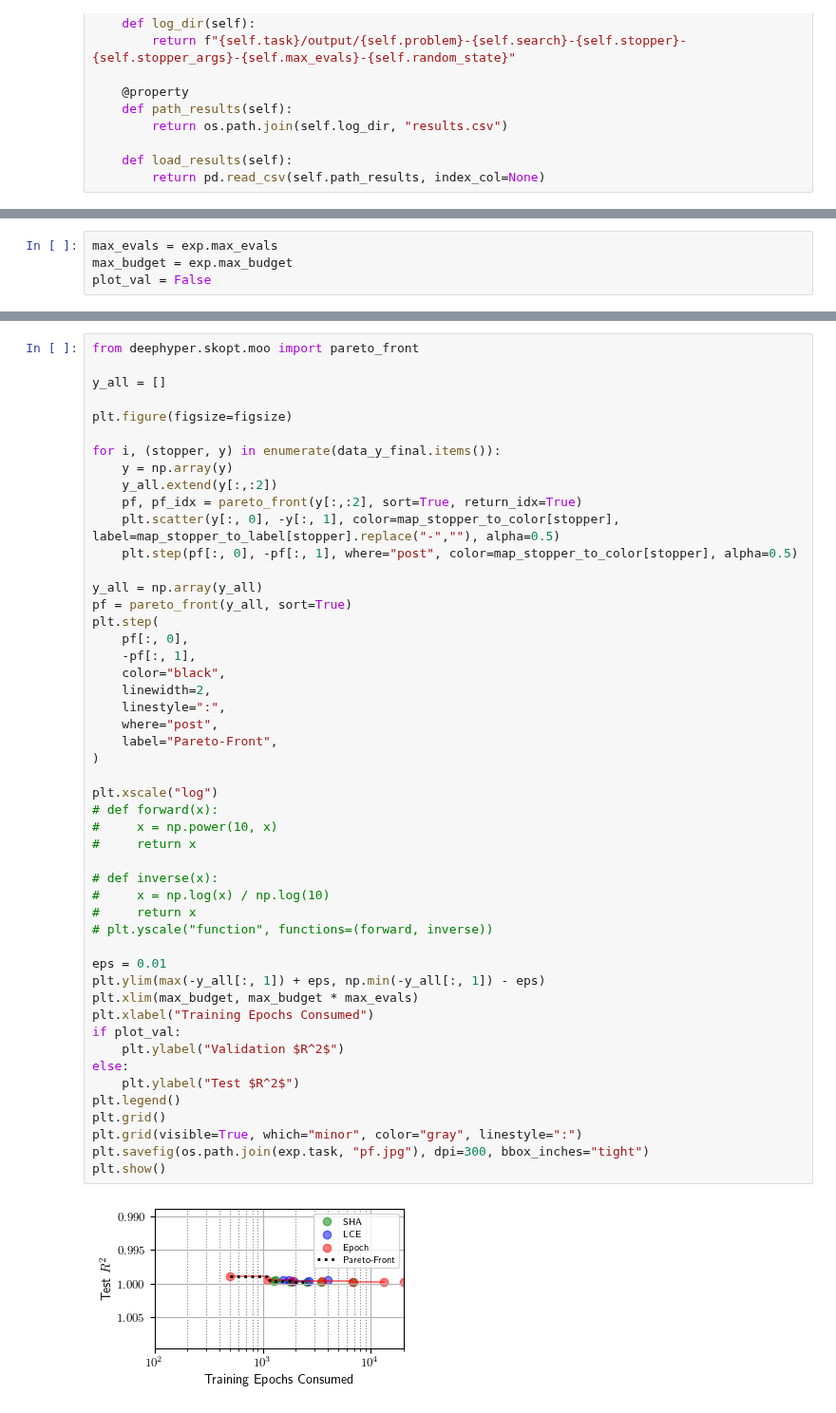
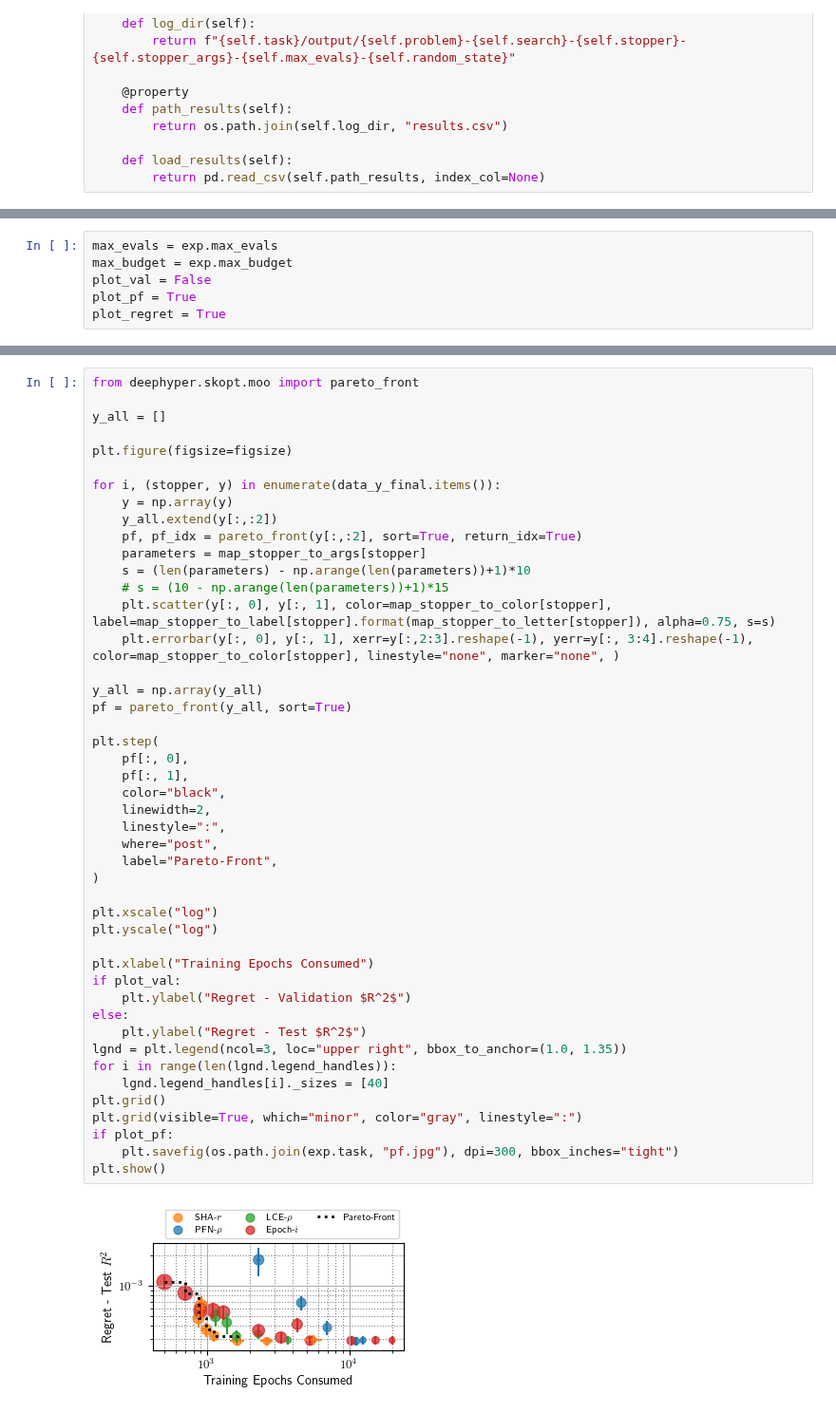
Before and after one commit to fmohr/lcdb, a Jupyter notebook: publications/2024-neurocom/multi-fidelity-hpo/experiments/hpobench_tabular/analysis.ipynb, the cells around one changed output, grey strips where cells are left out. Shown at 95% size. Drawn from its saved outputs; the diff is of its cells as text.

```diff
--- a/publications/2024-neurocom/multi-fidelity-hpo/experiments/hpobench_tabular/analysis.ipynb
+++ b/publications/2024-neurocom/multi-fidelity-hpo/experiments/hpobench_tabular/analysis.ipynb
@@ -188,6 +204,8 @@ def process(df, mode="max", topk_tournament=None, filter_duplicates=False, max_b
 max_evals = exp.max_evals
 max_budget = exp.max_budget
 plot_val = False
+plot_pf = True
+plot_regret = True
 # %%
 # https://matplotlib.org/stable/tutorials/colors/colormaps.html#lightness-of-matplotlib-colormaps
 cmap = mpl.colormaps["tab10"]
@@ -324,49 +344,46 @@ from deephyper.skopt.moo import pareto_front
 
 y_all = []
 
 plt.figure(figsize=figsize)
 
 for i, (stopper, y) in enumerate(data_y_final.items()):
     y = np.array(y)
     y_all.extend(y[:,:2])
     pf, pf_idx = pareto_front(y[:,:2], sort=True, return_idx=True)
-    plt.scatter(y[:, 0], -y[:, 1], color=map_stopper_to_color[stopper], label=map_stopper_to_label[stopper].replace("-",""), alpha=0.5)
-    plt.step(pf[:, 0], -pf[:, 1], where="post", color=map_stopper_to_color[stopper], alpha=0.5)
+    parameters = map_stopper_to_args[stopper]
+    s = (len(parameters) - np.arange(len(parameters))+1)*10
+    # s = (10 - np.arange(len(parameters))+1)*15
+    plt.scatter(y[:, 0], y[:, 1], color=map_stopper_to_color[stopper], label=map_stopper_to_label[stopper].format(map_stopper_to_letter[stopper]), alpha=0.75, s=s)
+    plt.errorbar(y[:, 0], y[:, 1], xerr=y[:,2:3].reshape(-1), yerr=y[:, 3:4].reshape(-1), color=map_stopper_to_color[stopper], linestyle="none", marker="none", )
 
 y_all = np.array(y_all)
 pf = pareto_front(y_all, sort=True)
+
 plt.step(
     pf[:, 0],
-    -pf[:, 1],
+    pf[:, 1],
     color="black",
     linewidth=2,
     linestyle=":",
     where="post",
     label="Pareto-Front",
 )
 
 plt.xscale("log")
-# def forward(x):
-#     x = np.power(10, x)
-#     return x
+plt.yscale("log")
 
-# def inverse(x):
-#     x = np.log(x) / np.log(10)
-#     return x
-# plt.yscale("function", functions=(forward, inverse))
-
-eps = 0.01
-plt.ylim(max(-y_all[:, 1]) + eps, np.min(-y_all[:, 1]) - eps)
-plt.xlim(max_budget, max_budget * max_evals)
 plt.xlabel("Training Epochs Consumed")
 if plot_val:
-    plt.ylabel("Validation $R^2$")
+    plt.ylabel("Regret - Validation $R^2$")
 else:
-    plt.ylabel("Test $R^2$")
-plt.legend()
+    plt.ylabel("Regret - Test $R^2$")
+lgnd = plt.legend(ncol=3, loc="upper right", bbox_to_anchor=(1.0, 1.35))
+for i in range(len(lgnd.legend_handles)):
+    lgnd.legend_handles[i]._sizes = [40]
 plt.grid()
 plt.grid(visible=True, which="minor", color="gray", linestyle=":")
-plt.savefig(os.path.join(exp.task, "pf.jpg"), dpi=300, bbox_inches="tight")
+if plot_pf:
+    plt.savefig(os.path.join(exp.task, "pf.jpg"), dpi=300, bbox_inches="tight")
 plt.show()
 # %% [output]
-[figure, old version]
+[figure, new version]
```
Also changed, not shown: parts of 3 cells of this notebook, 47 other files.
